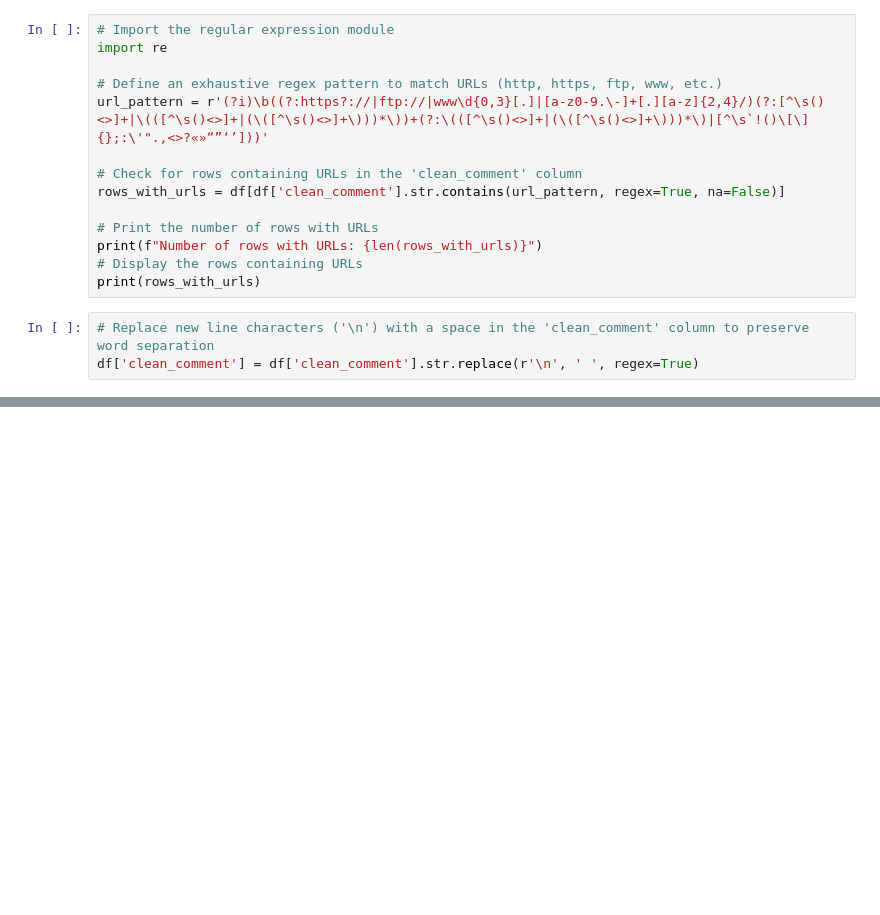
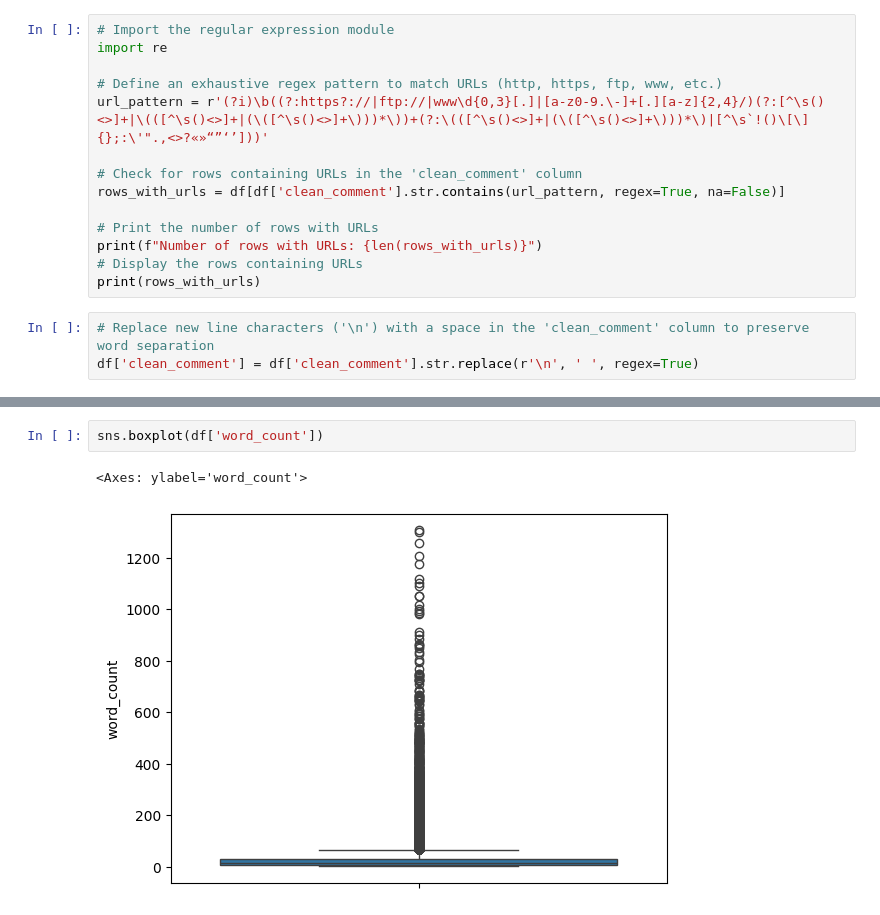
Before and after one commit to vipul100699/YouTube-Comments-Sentiment-Analyzer, a Jupyter notebook: Jupyter-Notebooks/1-Preprocessing-and-EDA.ipynb, the cells around one changed output, grey strips where cells are left out. Saved outputs shown, nothing was run; the diff lists cells and outputs as text; blank space fills up the shorter version.

```diff
--- a/Jupyter-Notebooks/1-Preprocessing-and-EDA.ipynb
+++ b/Jupyter-Notebooks/1-Preprocessing-and-EDA.ipynb
@@ -81,0 +179,5 @@ df['clean_comment'] = df['clean_comment'].str.replace(r'\n', ' ', regex=True)
+# %%
+sns.boxplot(df['word_count'])
+# %% [output]
+<Axes: ylabel='word_count'>
+[figure, added]
```
Also changed, not shown: parts of 45 cells of this notebook, 3 other files.
